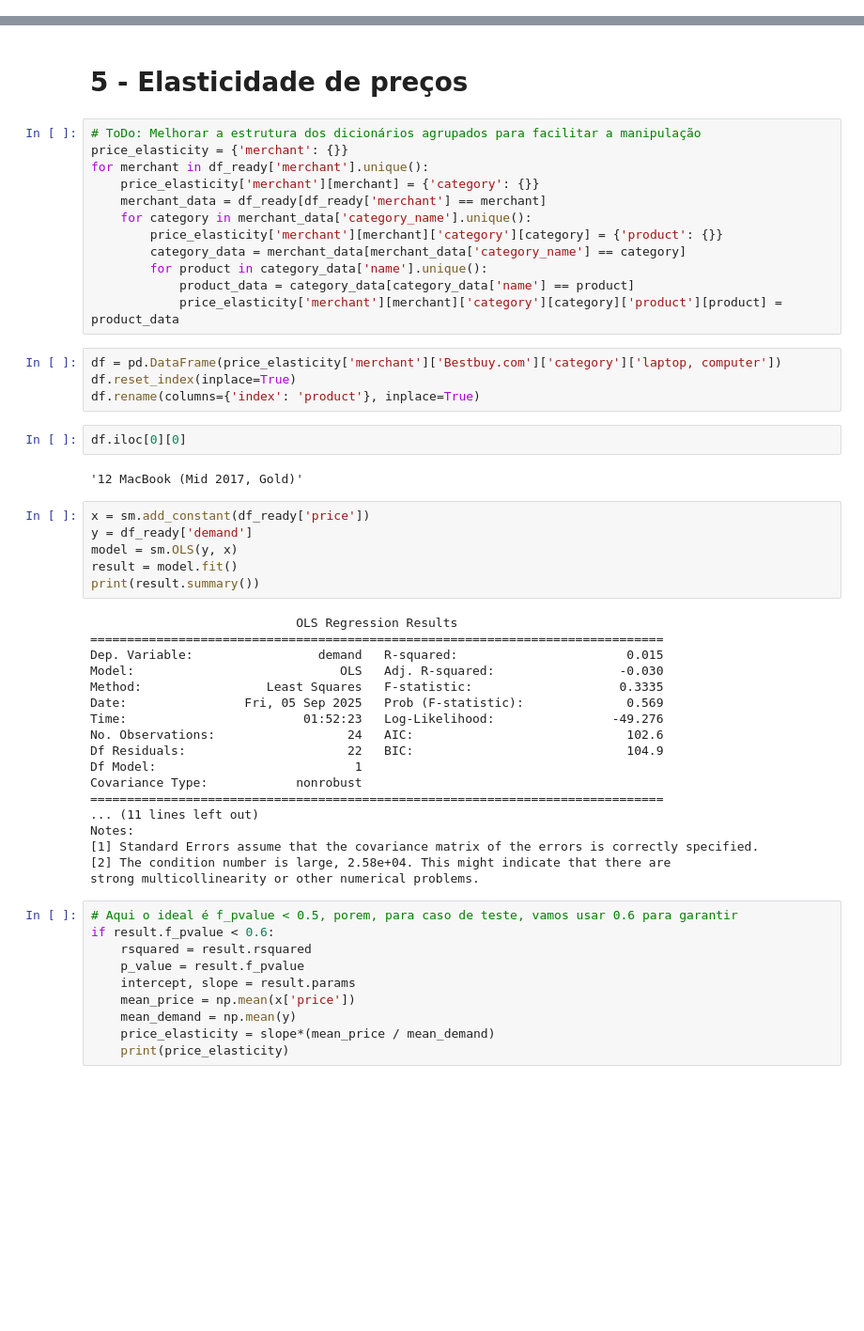
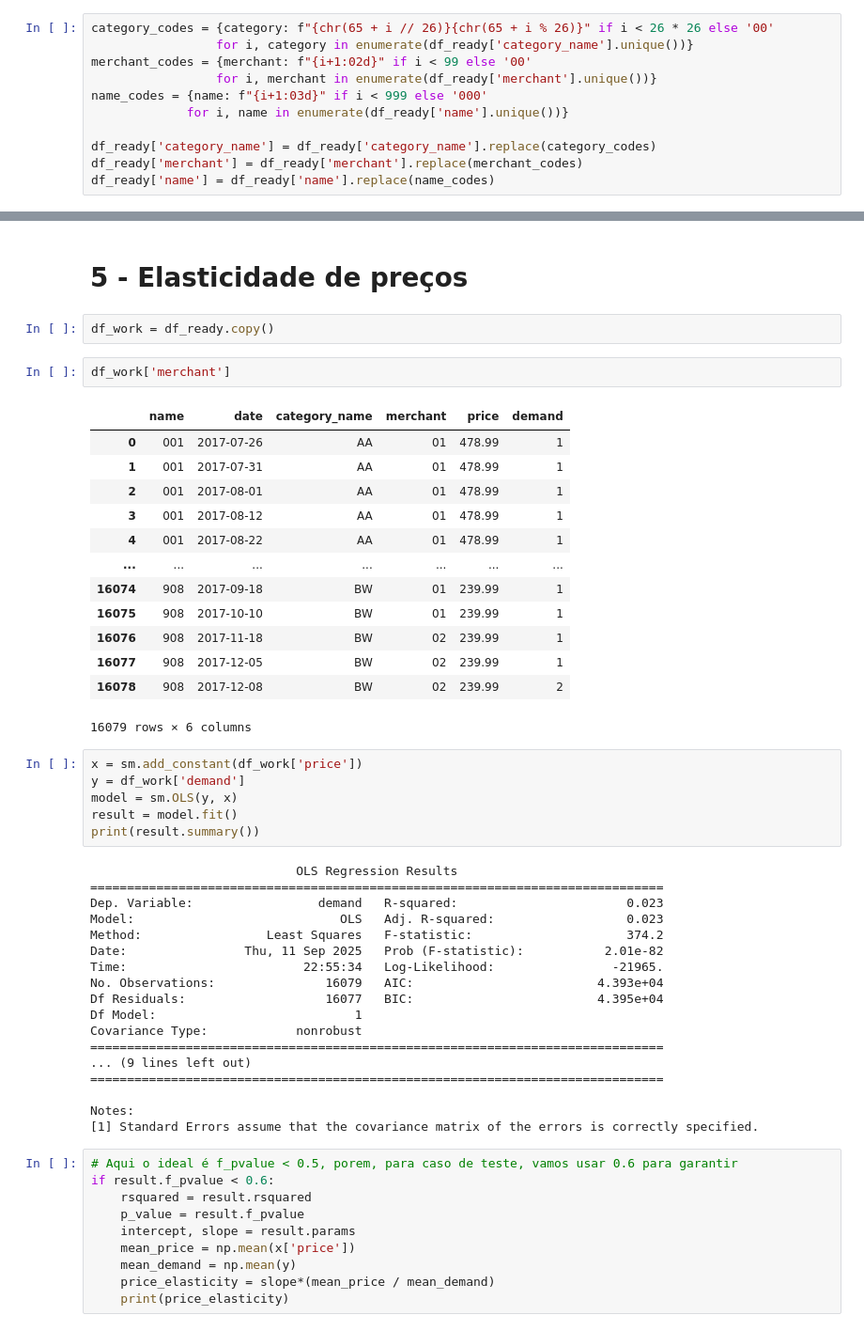
Before and after one commit to luc457x/CDS-ElasticidadeDePreco, a Jupyter notebook: notebook.ipynb, the cells around one changed output, grey strips where cells are left out. Shown: that part at 94% size. Saved outputs shown, nothing was run; the diff lists cells and outputs as text; blank space fills up the shorter version.

```diff
--- a/notebook.ipynb
+++ b/notebook.ipynb
@@ -381,0 +402,11 @@ df_ready = df_ready.groupby(['name', 'date', 'category_name', 'merchant']).agg({
+# %%
+category_codes = {category: f"{chr(65 + i // 26)}{chr(65 + i % 26)}" if i < 26 * 26 else '00'
+                 for i, category in enumerate(df_ready['category_name'].unique())}
+merchant_codes = {merchant: f"{i+1:02d}" if i < 99 else '00'
+                 for i, merchant in enumerate(df_ready['merchant'].unique())}
+name_codes = {name: f"{i+1:03d}" if i < 999 else '000'
+             for i, name in enumerate(df_ready['name'].unique())}
+
+df_ready['category_name'] = df_ready['category_name'].replace(category_codes)
+df_ready['merchant'] = df_ready['merchant'].replace(merchant_codes)
+df_ready['name'] = df_ready['name'].replace(name_codes)
@@ -411,50 +462,48 @@ df_ready.describe()
 | std | NaN | 761.350366 | 0.959483 |
 # %% [markdown]
 # 5 - Elasticidade de preços
-# %%
-# ToDo: Melhorar a estrutura dos dicionários agrupados para facilitar a manipulação
-price_elasticity = {'merchant': {}}
-for merchant in df_ready['merchant'].unique():
-    price_elasticity['merchant'][merchant] = {'category': {}}
-    merchant_data = df_ready[df_ready['merchant'] == merchant]
-    for category in merchant_data['category_name'].unique():
-        price_elasticity['merchant'][merchant]['category'][category] = {'product': {}}
-        category_data = merchant_data[merchant_data['category_name'] == category]
-        for product in category_data['name'].unique():
-            product_data = category_data[category_data['name'] == product]
-            price_elasticity['merchant'][merchant]['category'][category]['product'][product] = product_data
-# %%
-df = pd.DataFrame(price_elasticity['merchant']['Bestbuy.com']['category']['laptop, computer'])
-df.reset_index(inplace=True)
-df.rename(columns={'index': 'product'}, inplace=True)
-# %%
-df.iloc[0][0]
-# %% [output]
-'12 MacBook (Mid 2017, Gold)'
+# %%
+df_work = df_ready.copy()
+# %%
+df_work['merchant']
+# %% [output]
+|  | name | date | category_name | merchant | price | demand |
+| 0 | 001 | 2017-07-26 | AA | 01 | 478.99 | 1 |
+| 1 | 001 | 2017-07-31 | AA | 01 | 478.99 | 1 |
+| 2 | 001 | 2017-08-01 | AA | 01 | 478.99 | 1 |
+| 3 | 001 | 2017-08-12 | AA | 01 | 478.99 | 1 |
+| 4 | 001 | 2017-08-22 | AA | 01 | 478.99 | 1 |
+| ... | ... | ... | ... | ... | ... | ... |
+| 16074 | 908 | 2017-09-18 | BW | 01 | 239.99 | 1 |
+| 16075 | 908 | 2017-10-10 | BW | 01 | 239.99 | 1 |
+| 16076 | 908 | 2017-11-18 | BW | 02 | 239.99 | 1 |
+| 16077 | 908 | 2017-12-05 | BW | 02 | 239.99 | 1 |
+| 16078 | 908 | 2017-12-08 | BW | 02 | 239.99 | 2 |
+16079 rows × 6 columns
 # %%
-x = sm.add_constant(df_ready['price'])
-y = df_ready['demand']
+x = sm.add_constant(df_work['price'])
+y = df_work['demand']
 model = sm.OLS(y, x)
 result = model.fit()
 print(result.summary())
 # %% [output]
                             OLS Regression Results
 ==============================================================================
-Dep. Variable:                 demand   R-squared:                       0.015
-Model:                            OLS   Adj. R-squared:                 -0.030
-Method:                 Least Squares   F-statistic:                    0.3335
-Date:                Fri, 05 Sep 2025   Prob (F-statistic):              0.569
-Time:                        01:52:23   Log-Likelihood:                -49.276
-No. Observations:                  24   AIC:                             102.6
-Df Residuals:                      22   BIC:                             104.9
+Dep. Variable:                 demand   R-squared:                       0.023
+Model:                            OLS   Adj. R-squared:                  0.023
+Method:                 Least Squares   F-statistic:                     374.2
+Date:                Thu, 11 Sep 2025   Prob (F-statistic):           2.01e-82
+Time:                        22:55:34   Log-Likelihood:                -21965.
+No. Observations:               16079   AIC:                         4.393e+04
+Df Residuals:                   16077   BIC:                         4.395e+04
 Df Model:                           1
 Covariance Type:            nonrobust
 ==============================================================================
-... (11 lines left out)
+... (9 lines left out)
+==============================================================================
+
 Notes:
 [1] Standard Errors assume that the covariance matrix of the errors is correctly specified.
-[2] The condition number is large, 2.58e+04. This might indicate that there are
-strong multicollinearity or other numerical problems.
 # %%
 # Aqui o ideal é f_pvalue < 0.5, porem, para caso de teste, vamos usar 0.6 para garantir
 if result.f_pvalue < 0.6:
```
Also changed, not shown: parts of 2 cells of this notebook.
